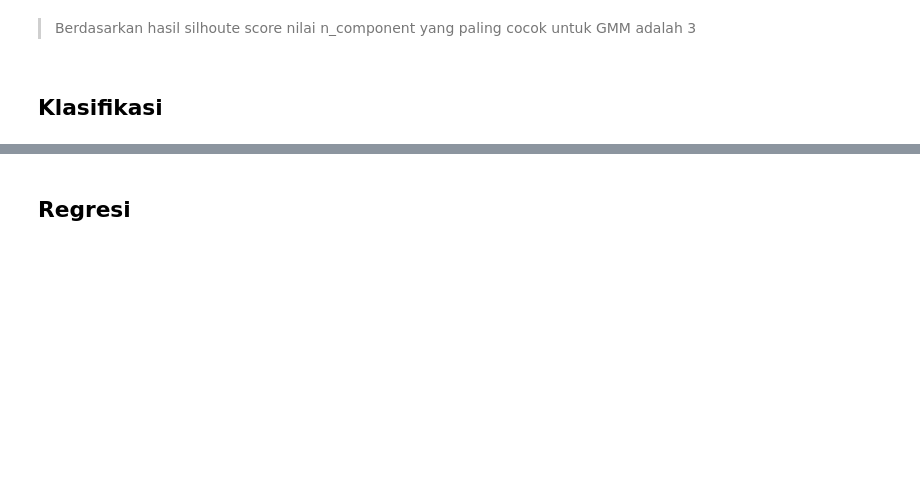
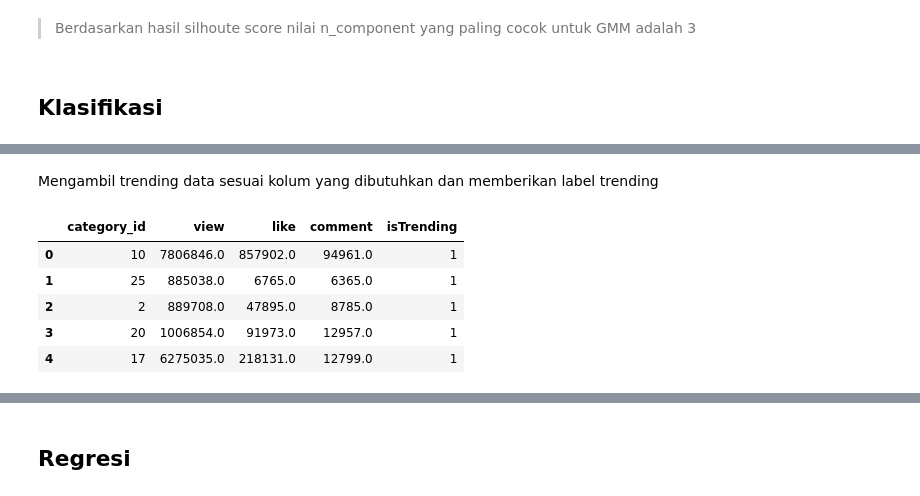
Before and after one commit to nofamex/TA-KASDD, a Jupyter notebook: main.ipynb, the cells around one changed output, grey strips where cells are left out. Drawn from its saved outputs; the diff is of its cells as text; code cells hidden in the pictures; blank space fills up the shorter version.

```diff
--- a/main.ipynb
+++ b/main.ipynb
@@ -650,0 +744,13 @@ plt.show()
+# %% [markdown]
+Mengambil trending data sesuai kolum yang dibutuhkan dan memberikan label trending
+# %%
+trending_data = data[['category_id', 'view', 'like', 'comment']].copy()
+trending_data['isTrending'] = 1
+trending_data.head()
+# %% [output]
+|  | category_id | view | like | comment | isTrending |
+| 0 | 10 | 7806846.0 | 857902.0 | 94961.0 | 1 |
+| 1 | 25 | 885038.0 | 6765.0 | 6365.0 | 1 |
+| 2 | 2 | 889708.0 | 47895.0 | 8785.0 | 1 |
+| 3 | 20 | 1006854.0 | 91973.0 | 12957.0 | 1 |
+| 4 | 17 | 6275035.0 | 218131.0 | 12799.0 | 1 |
```
Also changed, not shown: parts of 30 cells of this notebook, 1 other file.
